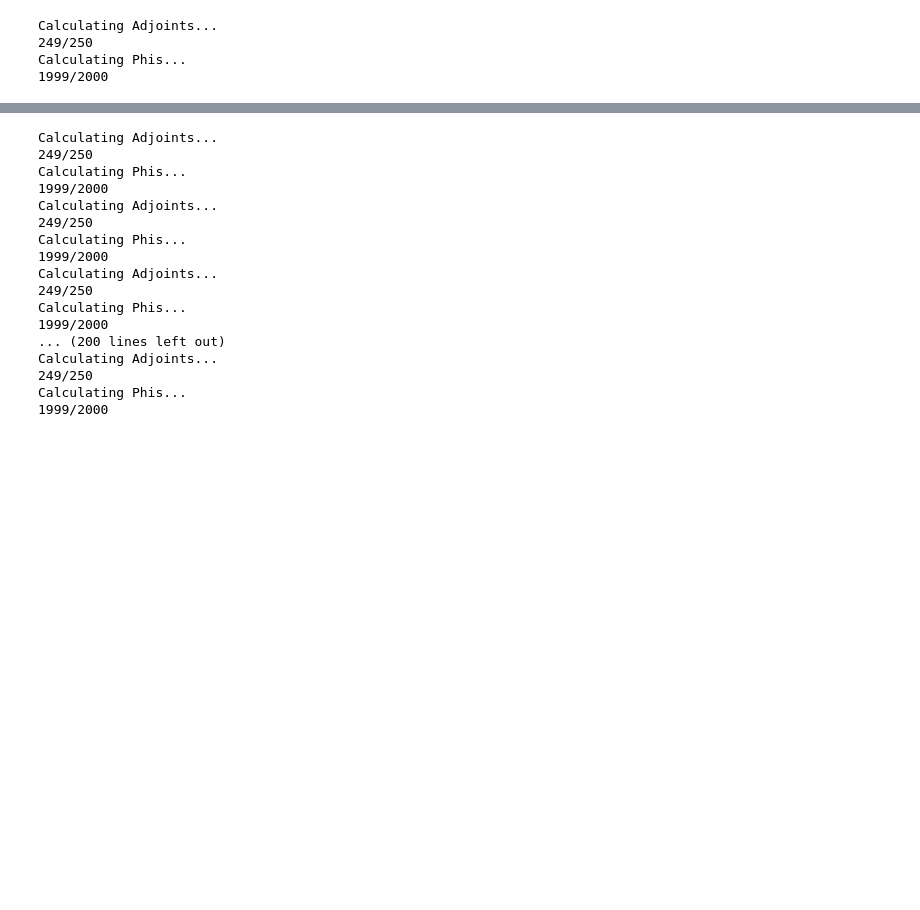
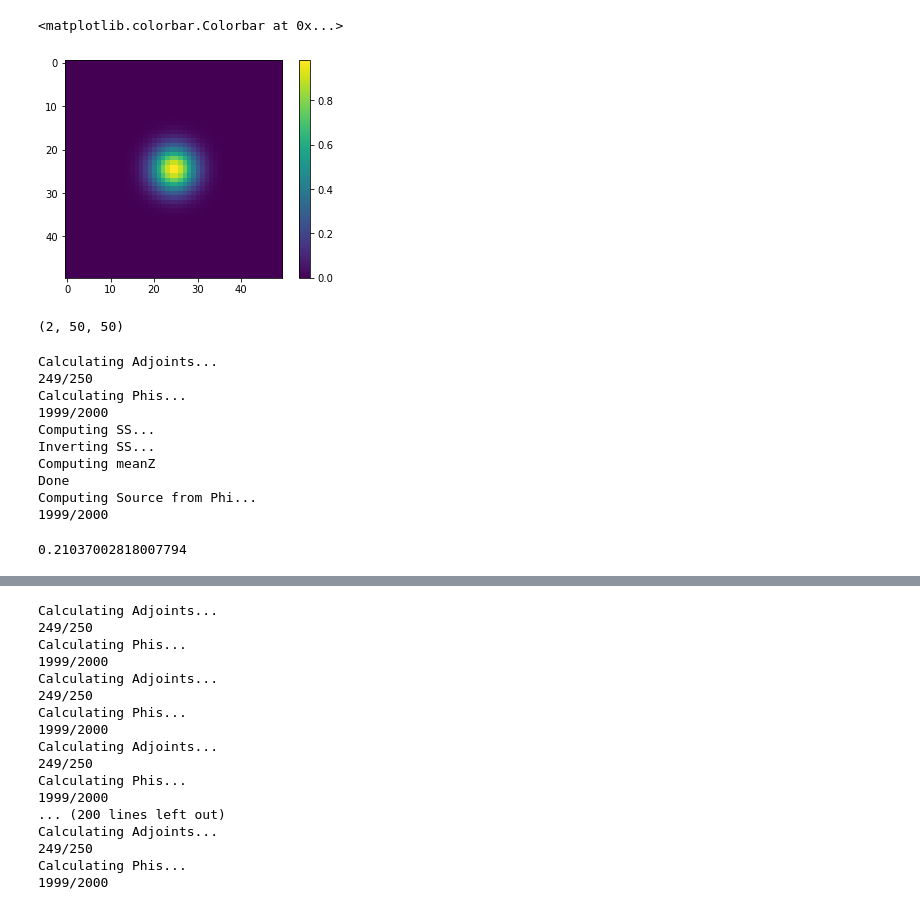
Before and after one commit to SheffieldML/advectionGP, a Jupyter notebook: jupyter/ADGradientLengthscale(Replacement).ipynb, the cells around one changed output, grey strips where cells are left out. Drawn from its saved outputs; the diff is of its cells as text; code cells hidden in the pictures; blank space fills up the shorter version.

```diff
--- a/jupyter/ADGradientLengthscale(Replacement).ipynb
+++ b/jupyter/ADGradientLengthscale(Replacement).ipynb
@@ -52,7 +52,7 @@ X2[:,1] = X2[:,0]+0.1 # upper time
 
 sensorsTest = FixedSensorModel(X2,0.1) # establish sensor model arguments are sensor locations and spatial averaging
 # %%
-k_0 = 0.001 #Diffusion
+k_0 = 0.1 #Diffusion
 R=0.1
 noiseSD = 0.05 #Observation noise
 N_feat=2000 # number of features used to approximate ground truth GP
@@ -61,8 +61,8 @@ k = EQ(2, 2.0) # generate EQ kernel arguments are lengthscale and variance
 res = [50,50,50] # grid size for time, x and y
 
 
-u1 = 0.001
-u2 = 0.001
+u1 = 0.01
+u2 = 0.01
 windmodel=WindSimple(u1,u2) # establish fixed wind model
 m = PDEModel(resolution=res,boundary=boundary,N_feat=N_feat,noiseSD=noiseSD,kernel=k,sensormodel=sensors,windmodel=windmodel,k_0=k_0) #initiate PDE model to build concentration
 
@@ -70,10 +70,23 @@ dt,dx,dy,dx2,dy2,Nt,Nx,Ny = m.getGridStepSize() # useful numbers!
 
 z=np.random.normal(0,1.0,N_feat) # Generate z to compute source
 
-sourceGT=(m.computeSourceFromPhi(z))# Compute source
+#sourceGT=(m.computeSourceFromPhi(z))# Compute source
 
-#sourceGT = np.zeros(m.resolution)
-#sourceGT[:,20:30,20:30]=10
+sourceGT = np.zeros(m.resolution)
+x = np.linspace(0,10,50)
+y = np.linspace(0,10,50)
+Gco=np.asarray(np.meshgrid(x,y,indexing='ij'))
+sourceGT[:,0:50,0:50]=np.exp(-(1/1)*(Gco[0]-5)**2)*np.exp(-(1/1)*(Gco[1]-5)**2)
+# %%
+plt.imshow(sourceGT[0])
+plt.colorbar()
+# %% [output]
+<matplotlib.colorbar.Colorbar at 0x...>
+[figure, added]
+# %%
+Gco.shape
+# %% [output]
+(2, 50, 50)
 # %%
 m.sensormodel=sensors
 concTrain=m.computeConcentration(sourceGT) # Compute concentration - runs advection diffusion forward model
@@ -84,17 +99,29 @@ concTest=m.computeConcentration(sourceGT) # Compute concentration - runs advecti
 yTest= m.computeObservations(addNoise=True) # Compute observations with noise uses m.sensormodel for observation locations
 # %%
 N_feat =2000 #Number of features used to infer the source
-k1 = EQ(2, 2.0)
-k2 = EQ(2, 2.0)
+k1 = EQ(0.3, 2.0)
+k2 = EQ(0.3, 2.0)
 
 mInfer = PDEModel(resolution=res,boundary=boundary,N_feat=N_feat,noiseSD=noiseSD,kernel=k1,sensormodel=sensors,windmodel=windmodel,k_0=k_0) #Initiate new model for inference
 regressInfer = mInfer.computeModelRegressors() # Compute regressor matrix
 meanZ, covZ = mInfer.computeZDistribution(yTrain) # Infers z vector mean and covariance
 sourceInfer = mInfer.computeSourceFromPhi(meanZ) # Generates estimated source using inferred distributio
+
 concInfer = mInfer.computeConcentration(sourceInfer)
+
 yOut = mInfer.computeObservations()
 # %% [output]
 Calculating Adjoints...
 249/250
 Calculating Phis...
 1999/2000
+Computing SS...
+Inverting SS...
+Computing meanZ
+Done
+Computing Source from Phi...
+1999/2000
+# %%
+np.mean((concInfer-concTrain)**2)
+# %% [output]
+0.21037002818007794
```
Also changed, not shown: parts of 13 cells of this notebook, 18 other files.
